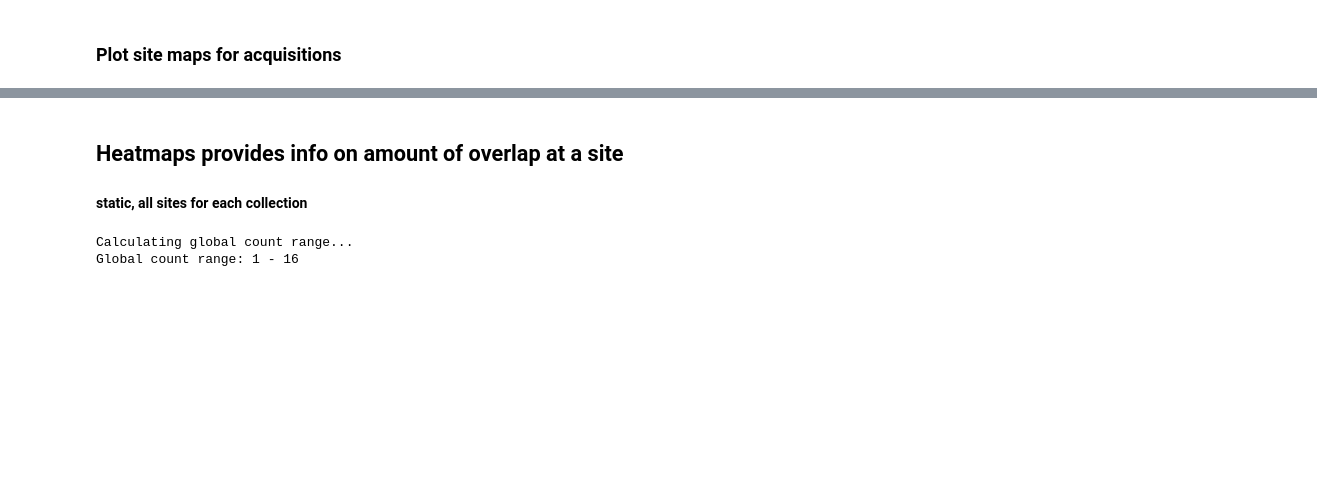
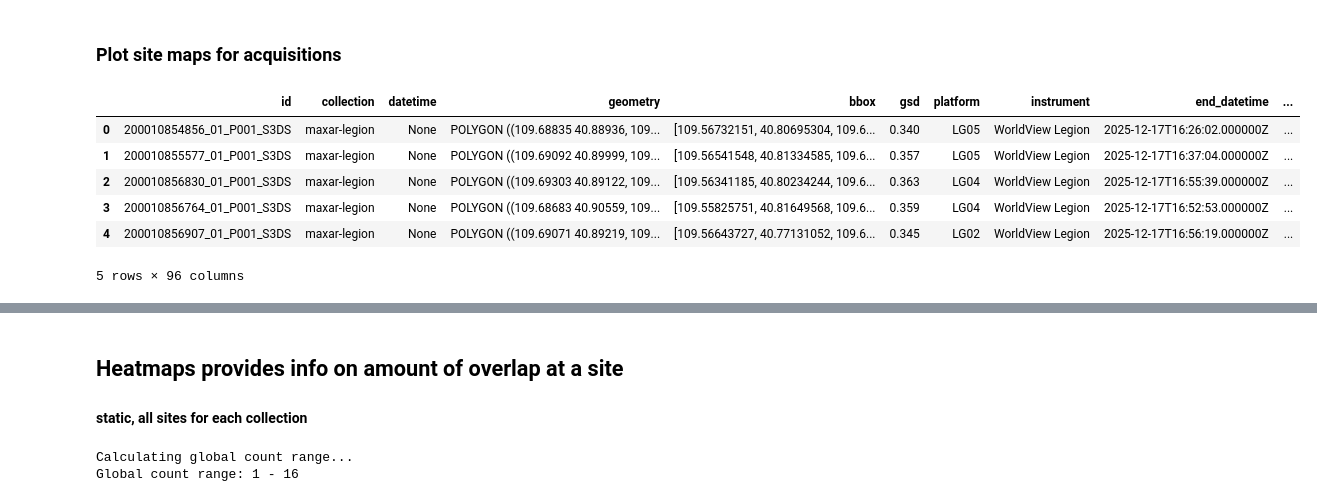
Before and after one commit to pahbs/csda_summaries, a Jupyter notebook: notebooks/csda_stac_search_legion.ipynb, the cells around one changed output, grey strips where cells are left out. Drawn from its saved outputs; the diff is of its cells as text; code cells hidden in the pictures; blank space fills up the shorter version.

```diff
--- a/notebooks/csda_stac_search_legion.ipynb
+++ b/notebooks/csda_stac_search_legion.ipynb
@@ -357,6 +299,16 @@ plt.show()
 # %%
 # import sensor_lookup_table
 # SENSOR_LOOKUP = sensor_lookup_table.SENSOR_LOOKUP['LEGION']
+# %%
+stac_gdf.head()
+# %% [output]
+|  | id | collection | datetime | geometry | bbox | gsd | platform | instrument | end_datetime | ... |
+| 0 | 200010854856_01_P001_S3DS | maxar-legion | None | POLYGON ((109.68835 40.88936, 109... | [109.56732151, 40.80695304, 109.6... | 0.340 | LG05 | WorldView Legion | 2025-12-17T16:26:02.000000Z | ... |
+| 1 | 200010855577_01_P001_S3DS | maxar-legion | None | POLYGON ((109.69092 40.89999, 109... | [109.56541548, 40.81334585, 109.6... | 0.357 | LG05 | WorldView Legion | 2025-12-17T16:37:04.000000Z | ... |
+| 2 | 200010856830_01_P001_S3DS | maxar-legion | None | POLYGON ((109.69303 40.89122, 109... | [109.56341185, 40.80234244, 109.6... | 0.363 | LG04 | WorldView Legion | 2025-12-17T16:55:39.000000Z | ... |
+| 3 | 200010856764_01_P001_S3DS | maxar-legion | None | POLYGON ((109.68683 40.90559, 109... | [109.55825751, 40.81649568, 109.6... | 0.359 | LG04 | WorldView Legion | 2025-12-17T16:52:53.000000Z | ... |
+| 4 | 200010856907_01_P001_S3DS | maxar-legion | None | POLYGON ((109.69071 40.89219, 109... | [109.56643727, 40.77131052, 109.6... | 0.345 | LG02 | WorldView Legion | 2025-12-17T16:56:19.000000Z | ... |
+5 rows × 96 columns
 # %%
 # Define gdf to plot
 gdf_to_plot = stac_gdf
```
Also changed, not shown: parts of 25 cells of this notebook, 11 other files.
